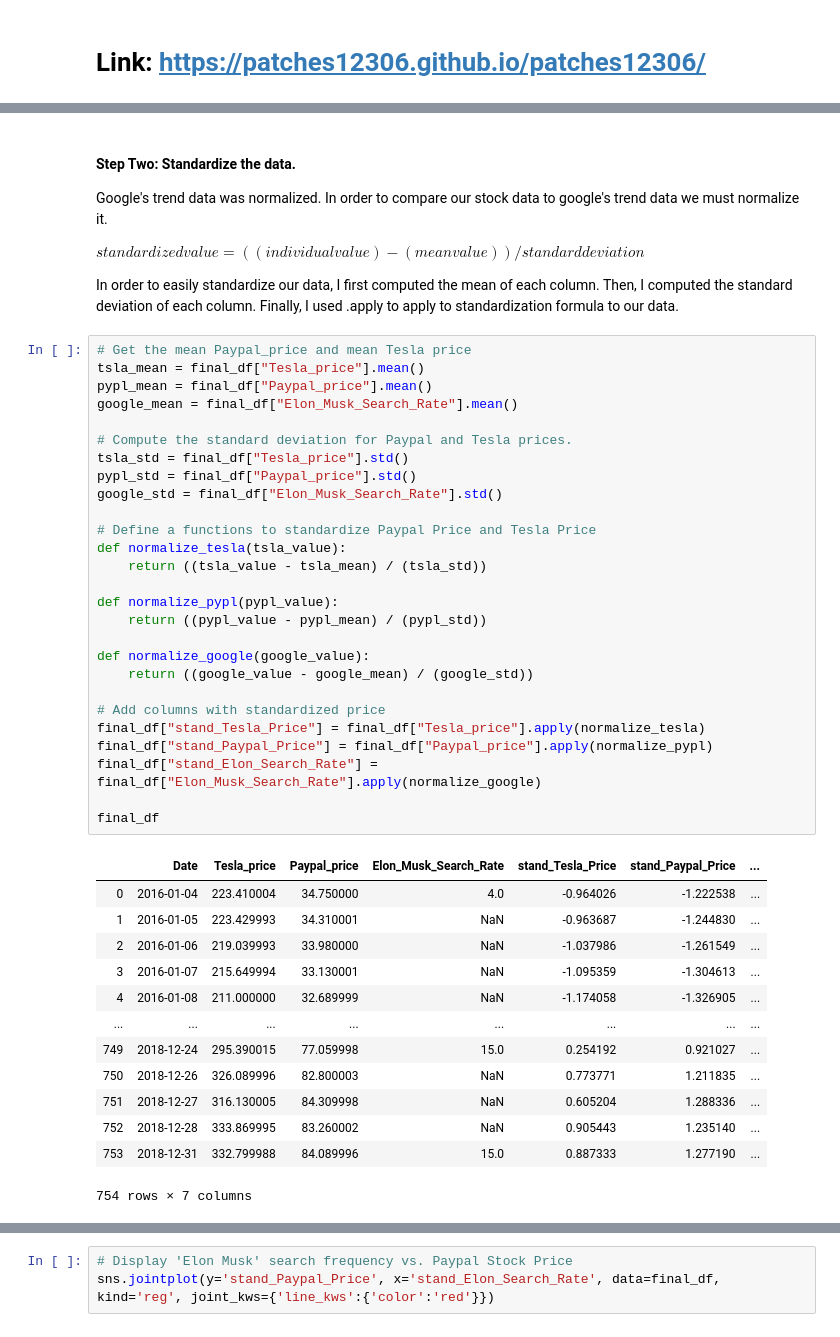
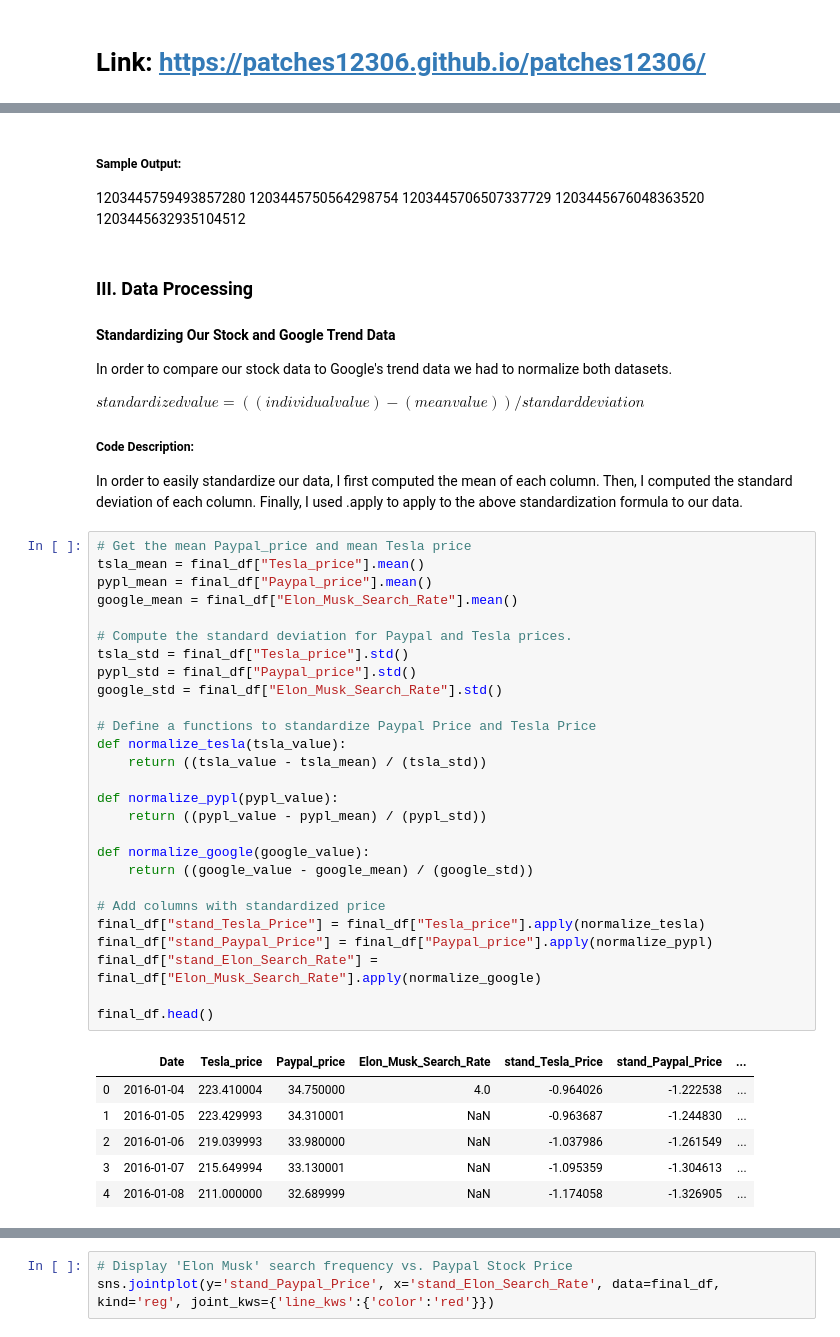
Before and after one commit to patches12306/patches12306, a Jupyter notebook: Milestone1.ipynb, the cells around one changed output, grey strips where cells are left out. Saved outputs shown, nothing was run; the diff lists cells and outputs as text.

```diff
--- a/Milestone1.ipynb
+++ b/Milestone1.ipynb
@@ -101,48 +159,51 @@ final_df.head()
+# %% [markdown]
+##### Sample Output:
+1203445759493857280
+1203445750564298754
+1203445706507337729
+1203445676048363520
+1203445632935104512
 # %% [markdown]
-#### Step Two: Standardize the data.
-Google's trend data was normalized. In order to compare our stock data to google's trend data we must normalize it.
+### III. Data Processing
+
+#### Standardizing Our Stock and Google Trend Data
+In order to compare our stock data to Google's trend data we had to normalize both datasets.
 
 $ standardized value = ((individual value) - (mean value)) / standard deviation $
 
-In order to easily standardize our data, I first computed the mean of each column. Then, I computed the standard deviation of each column. Finally, I used .apply to apply to standardization formula to our data.
+##### Code Description:
+In order to easily standardize our data, I first computed the mean of each column. Then, I computed the standard deviation of each column. Finally, I used .apply to apply to the above standardization formula to our data.
 # %%
 # Get the mean Paypal_price and mean Tesla price
 tsla_mean = final_df["Tesla_price"].mean()
 pypl_mean = final_df["Paypal_price"].mean()
 google_mean = final_df["Elon_Musk_Search_Rate"].mean()
 
 # Compute the standard deviation for Paypal and Tesla prices.
 tsla_std = final_df["Tesla_price"].std()
 pypl_std = final_df["Paypal_price"].std()
 google_std = final_df["Elon_Musk_Search_Rate"].std()
 
 # Define a functions to standardize Paypal Price and Tesla Price
 def normalize_tesla(tsla_value):
     return ((tsla_value - tsla_mean) / (tsla_std))
 
 def normalize_pypl(pypl_value):
     return ((pypl_value - pypl_mean) / (pypl_std))
 
 def normalize_google(google_value):
     return ((google_value - google_mean) / (google_std))
 
 # Add columns with standardized price
 final_df["stand_Tesla_Price"] = final_df["Tesla_price"].apply(normalize_tesla)
 final_df["stand_Paypal_Price"] = final_df["Paypal_price"].apply(normalize_pypl)
 final_df["stand_Elon_Search_Rate"] = final_df["Elon_Musk_Search_Rate"].apply(normalize_google)
 
-final_df
+final_df.head()
 # %% [output]
 |  | Date | Tesla_price | Paypal_price | Elon_Musk_Search_Rate | stand_Tesla_Price | stand_Paypal_Price | ... |
 | 0 | 2016-01-04 | 223.410004 | 34.750000 | 4.0 | -0.964026 | -1.222538 | ... |
 | 1 | 2016-01-05 | 223.429993 | 34.310001 | NaN | -0.963687 | -1.244830 | ... |
 | 2 | 2016-01-06 | 219.039993 | 33.980000 | NaN | -1.037986 | -1.261549 | ... |
 | 3 | 2016-01-07 | 215.649994 | 33.130001 | NaN | -1.095359 | -1.304613 | ... |
 | 4 | 2016-01-08 | 211.000000 | 32.689999 | NaN | -1.174058 | -1.326905 | ... |
-| ... | ... | ... | ... | ... | ... | ... | ... |
-| 749 | 2018-12-24 | 295.390015 | 77.059998 | 15.0 | 0.254192 | 0.921027 | ... |
-| 750 | 2018-12-26 | 326.089996 | 82.800003 | NaN | 0.773771 | 1.211835 | ... |
-| 751 | 2018-12-27 | 316.130005 | 84.309998 | NaN | 0.605204 | 1.288336 | ... |
-| 752 | 2018-12-28 | 333.869995 | 83.260002 | NaN | 0.905443 | 1.235140 | ... |
-| 753 | 2018-12-31 | 332.799988 | 84.089996 | 15.0 | 0.887333 | 1.277190 | ... |
-754 rows × 7 columns
```
Also changed, not shown: parts of 37 cells of this notebook, 2 other files.
